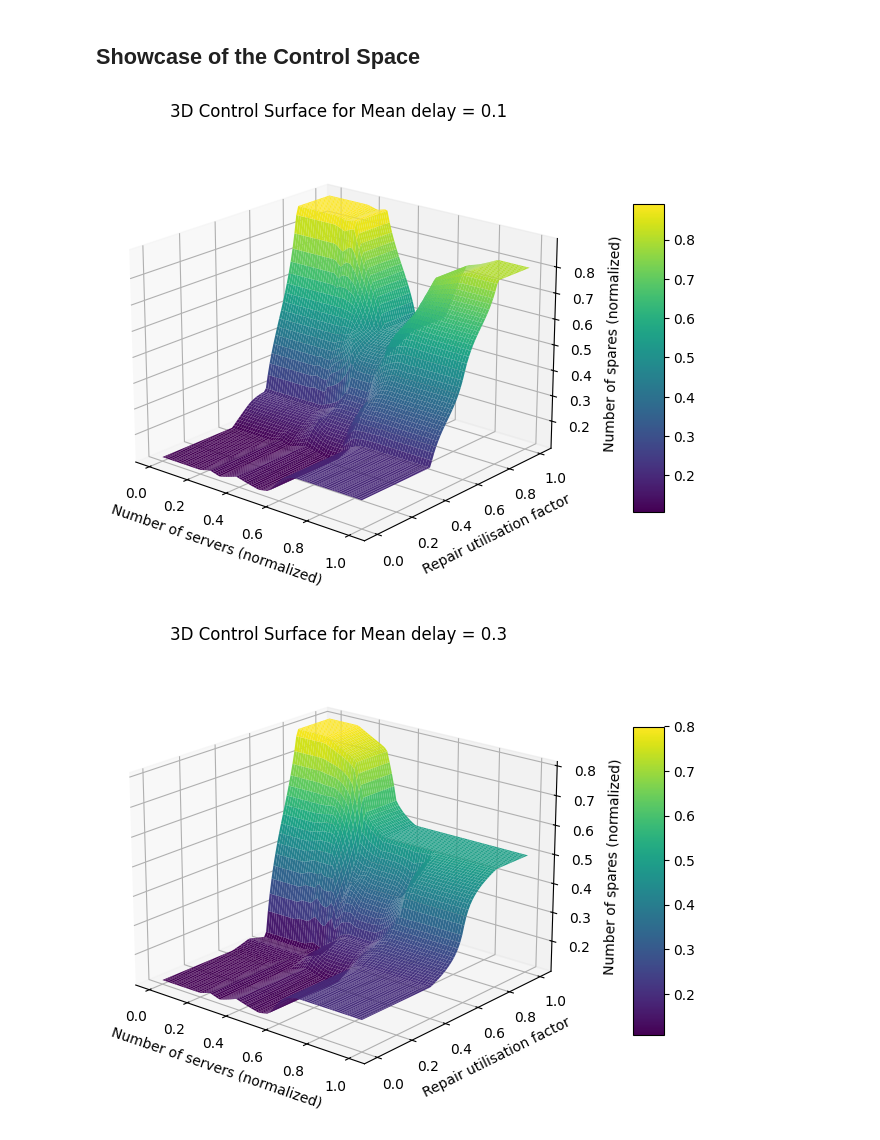
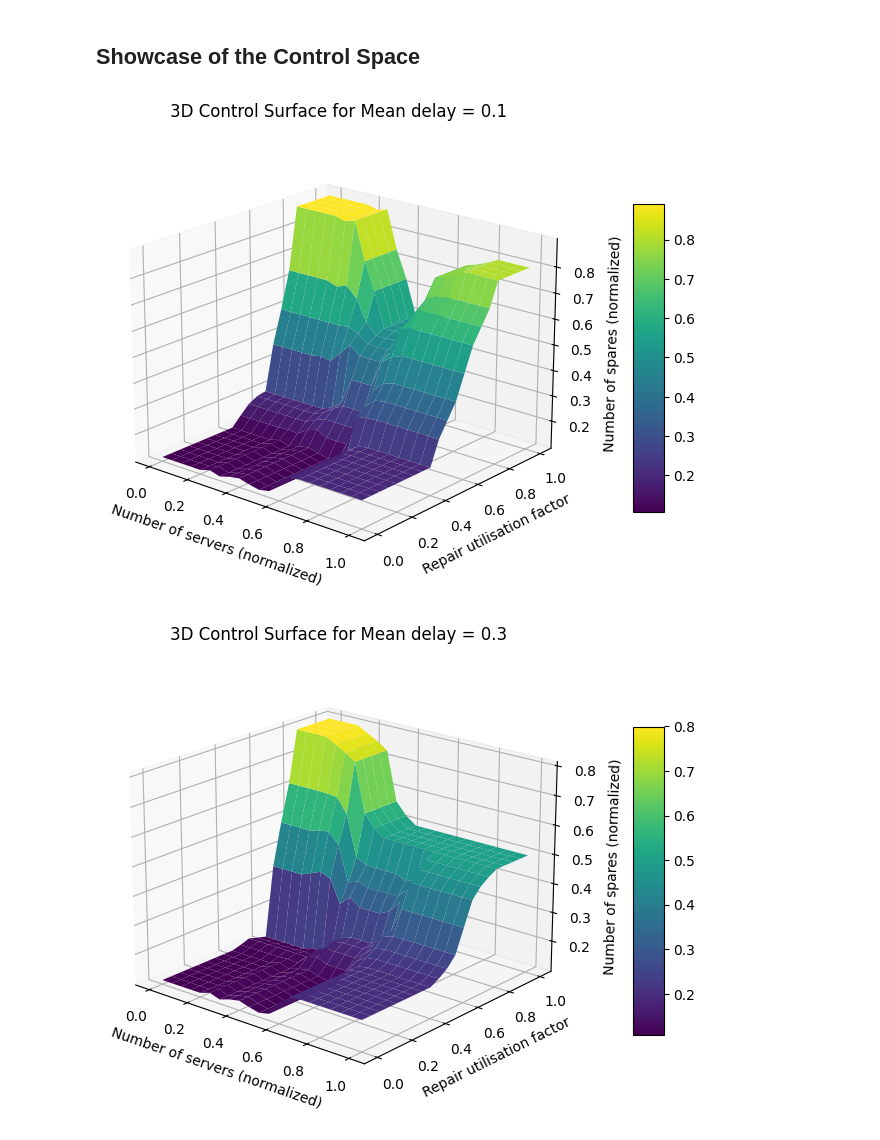
Before and after one commit to brian-vdb/intelligent-systems, a Jupyter notebook: fuzzy-logics.ipynb, the cells around one changed output. Drawn from its saved outputs; the diff is of its cells as text; code cells hidden in the pictures.

```diff
--- a/fuzzy-logics.ipynb
+++ b/fuzzy-logics.ipynb
@@ -42,6 +42,6 @@ m.view()
 # %%
 # Number of servers Antecedent
-s = ctrl.Antecedent(universe, 'Number of servers (normalized)')
+s = ctrl.Antecedent(universe, 'number_of_servers')
 s['S'] = fuzz.trapmf(s.universe, [0.0, 0.0, 0.2, 0.35])
 s['RS'] = fuzz.trimf(s.universe, [0.15, 0.3, 0.45])
 s['M'] = fuzz.trimf(s.universe, [0.3, 0.5, 0.7])
@@ -55,6 +55,6 @@ s.view()
 # %%
 # Repair utilisation factor Antecedent
-p = ctrl.Antecedent(universe, 'Repair utilisation factor')
+p = ctrl.Antecedent(universe, 'repair_utilisation')
 p['L'] = fuzz.trapmf(p.universe, [0.0, 0.0, 0.4, 0.6])
 p['M'] = fuzz.trimf(p.universe, [0.4, 0.6, 0.8])
 p['H'] = fuzz.trapmf(p.universe, [0.6, 0.8, 1.0, 1.0])
@@ -66,6 +66,6 @@ p.view()
 # %%
 # Number of spares Consequent
-n = ctrl.Consequent(universe, 'Number of spares (normalized)')
+n = ctrl.Consequent(universe, 'number_of_spares')
 n['VS'] = fuzz.trapmf(n.universe, [0.0, 0.0, 0.1, 0.3])
 n['S'] = fuzz.trimf(n.universe, [0.0, 0.2, 0.4])
 n['RS'] = fuzz.trimf(n.universe, [0.25, 0.35, 0.45])
@@ -114,15 +114,15 @@ sim = ctrl.ControlSystemSimulation(spares_ctrl)
 ## Usage of the System
 # %%
 # Input values
-sim.input['Mean delay (normalized)'] = 0.03
-sim.input['Number of servers (normalized)'] = 0.60
-sim.input['Repair utilisation factor'] = 0.64
+sim.input['mean_delay'] = 0.03
+sim.input['number_of_servers'] = 0.60
+sim.input['repair_utilisation'] = 0.64
 
 # Compute the fuzzy output
 sim.compute()
 
 # Print the output
-print("Number of Spares:", sim.output['Number of spares (normalized)'])
+print("Number of Spares:", sim.output['number_of_spares'])
 
 # Visualize the output variable
 n.view(sim=sim)
@@ -139,44 +139,44 @@ mean_delay_values = [0.1, 0.3, 0.6]
 # Plot for each Mean delay value
 for mean_delay_value in mean_delay_values:
     # We can simulate at higher resolution with full accuracy
-    no_samples = 84
+    no_samples = 21
     upsampled = np.linspace(0.0, 1.0, no_samples)
     x, y = np.meshgrid(upsampled, upsampled)
     z = np.zeros_like(x)
 
-    # Loop through the system 101*101 times to collect the control surface
+    # Loop through the system to collect the control surface
     for i in range(no_samples):
         for j in range(no_samples):
-            sim.input['Mean delay (normalized)'] = mean_delay_value
-            sim.input['Number of servers (normalized)'] = x[i, j]
-            sim.input['Repair utilisation factor'] = y[i, j]
+            sim.input['mean_delay'] = mean_delay_value
+            sim.input['number_of_servers'] = x[i, j]
+            sim.input['repair_utilisation'] = y[i, j]
             sim.compute()
-            z[i, j] = sim.output['Number of spares (normalized)']
+            z[i, j] = sim.output['number_of_spares']
 
     fig = plt.figure(figsize=(8, 8))
     ax = fig.add_subplot(111, projection='3d')
 
     surf = ax.plot_surface(x, y, z, rstride=1, cstride=1, cmap='viridis',
                            linewidth=0.4, antialiased=True)
 
     cset = ax.contourf(x, y, z, zdir='z', offset=-2.5, cmap='viridis', alpha=0.5)
     cset = ax.contourf(x, y, z, zdir='x', offset=3, cmap='viridis', alpha=0.5)
     cset = ax.contourf(x, y, z, zdir='y', offset=3, cmap='viridis', alpha=0.5)
 
     # Add labels to the axes
     ax.set_xlabel('Number of servers (normalized)')
     ax.set_ylabel('Repair utilisation factor')
     ax.set_zlabel('Number of spares (normalized)')
 
     # Add a colorbar
     fig.colorbar(surf, ax=ax, pad=0.1, shrink=0.5, aspect=10)
 
     # Zoom out a bit
     ax.view_init(elev=20, azim=-50)
 
     # Add a title
     ax.set_title(f'3D Control Surface for Mean delay = {mean_delay_value}')
     plt.show()
 # %% [output]
-[figure, old version]
+[figure, new version]
-[figure, old version]
+[figure, new version]
```
Also changed, not shown: parts of 6 cells of this notebook.
